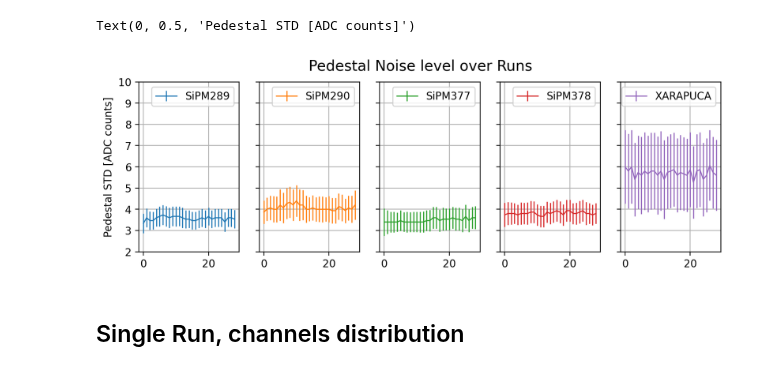
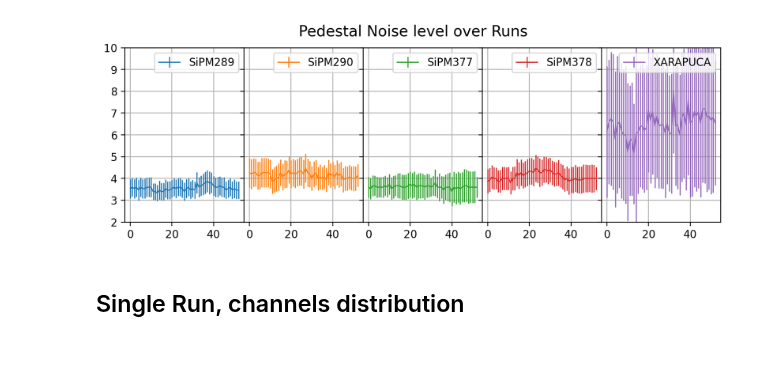
Before and after one commit to CIEMAT-Neutrino/SCINT, a Jupyter notebook: joython/joython_notebooks/Noise.ipynb, the cells around one changed output. Cells and saved outputs as stored; diff of their text form; code cells hidden in the pictures.

```diff
--- a/joython/joython_notebooks/Noise.ipynb
+++ b/joython/joython_notebooks/Noise.ipynb
@@ -7,47 +6,46 @@ import matplotlib.colors as mcolors
 %matplotlib inline
 # %%
 
-path="/media/rodrigoa/DiscoDuro/SBND_XA_PDE/APSAIA_VIS/joython/"
-Run_props=open_run_properties(0,"../macros/APSAIA_VIS.xlsx")
-Runs=open_runs_table("../macros/APSAIA_VIS.xlsx")
+# path="/media/rodrigoa/DiscoDuro/SBND_XA_PDE/APSAIA_VIS/joython/"
+# Run_props=open_run_properties(0,"../macros/APSAIA_VIS.xlsx")
+# Runs=open_runs_table("../macros/APSAIA_VIS.xlsx")
 
 
-# path="/media/rodrigoa/DiscoDuro/SBND_XA_PDE/APSAIA_VUV/joython/"
-# Run_props=open_run_properties(0,"../macros/APSAIA_VUV.xlsx")
-# Runs=open_runs_table("../macros/APSAIA_VUV.xlsx")
+path="/media/rodrigoa/DiscoDuro/SBND_XA_PDE/APSAIA_VUV/joython/"
+Run_props=open_run_properties(0,"../macros/APSAIA_VUV.xlsx")
+Runs=open_runs_table("../macros/APSAIA_VUV.xlsx")
 
 
-colors=list(mcolors.TABLEAU_COLORS.keys())
-
-fig, axs = plt.subplots(dpi=200,ncols=len(Run_props["Channels"]),figsize=[10,3],sharey=True)
-plt.suptitle("Pedestal Noise level over Runs", fontsize=14)
+mean=np.zeros((len(Run_props["Channels"]),Runs["Run"].array.shape[0]))
+ress=np.zeros((len(Run_props["Channels"]),Runs["Run"].array.shape[0]))
 
 i=0
 for ch in Run_props["Channels"]:
-    mean=[]
-    ress=[]
+    r=0;
     for run in Runs["Run"].array:
-        if run>29: continue;
 
         Run_props=open_run_properties(run,"../macros/APSAIA_VUV.xlsx")
         run_path=path+"run"+str(run).zfill(2)+"/";
         compress=False
         Pedestal_vars=open_run_var(run_path,"Pedestal_vars",[ch],compressed=compress)
 
         counts, bins=np.histogram(Pedestal_vars[ch]["STD"], 300,[0,20])
         mode=bins[np.argmax(counts)]
-        resolution=np.std(Pedestal_vars[ch]["STD"][Pedestal_vars[ch]["STD"]<20])
-        mean.append(mode)
-        ress.append(resolution)
-    axs[i].errorbar (range(len(mean)),mean,fmt='', yerr=ress,color= colors[i],linewidth=1)
-    axs[i].set_ylim([2,10])
-    axs [i].legend([Run_props["ChannelName"][i]])
-    axs[i].grid()
+        resolution=np.std(Pedestal_vars[ch]["STD"][Pedestal_vars[ch]["STD"]<50])
+        mean[i,r]=mode
+        ress[i,r]=resolution
+        r+=1;
     i+=1;
-axs[0].set_ylabel("Pedestal STD [ADC counts]")
+
+
+x=Runs["Run"].array
+ys=mean
+yer=ress
+legend=Run_props["ChannelName"]
+
+fig,axs=horizontal_subplots(x,ys,yer,legend)
 # %% [output]
-Text(0, 0.5, 'Pedestal STD [ADC counts]')
-[figure, old version]
+[figure, new version]
 # %% [markdown]
 ## Single Run, channels distribution
 # %%
```
Also changed, not shown: parts of 1 cell of this notebook, 3 other files.
